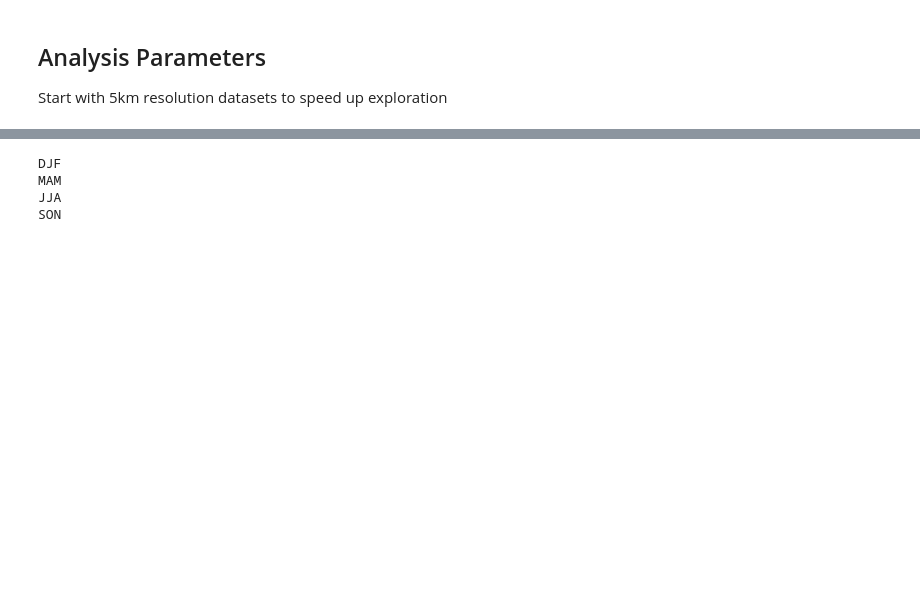
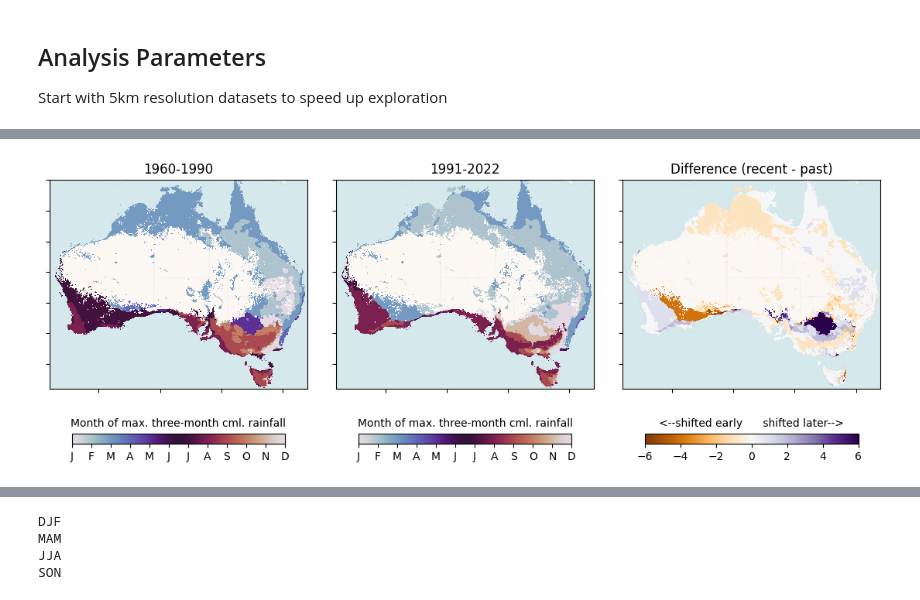
Before and after one commit to cbur24/climate-carbon-interactions, a Jupyter notebook: notebooks/analysis/Rainfall_trend_analysis.ipynb, the cells around one changed output, grey strips where cells are left out. Saved outputs shown, nothing was run; the diff lists cells and outputs as text; code cells hidden in the pictures; blank space fills up the shorter version.

```diff
--- a/notebooks/analysis/Rainfall_trend_analysis.ipynb
+++ b/notebooks/analysis/Rainfall_trend_analysis.ipynb
@@ -93,0 +167,3 @@ ds = ds.rename({'latitude':'y', 'longitude':'x'})
+# %%
+#aply the mask
+ds = ds.where(seasonal_mask)
@@ -93,0 +172,8 @@ ds = ds.rename({'latitude':'y', 'longitude':'x'})
+# %%
+ds_cml = ds.rolling(time=3, min_periods=3).sum()
+# %%
+early_clim = ds_cml.sel(time=slice('1960','1990')).groupby('time.month').mean()
+late_clim = ds_cml.sel(time=slice('1991','2022')).groupby('time.month').mean()
+
+early_clim_max = allNaN_arg(early_clim, 'month', 'max')
+late_clim_max = allNaN_arg(late_clim, 'month', 'max')
@@ -93,0 +193,55 @@ ds = ds.rename({'latitude':'y', 'longitude':'x'})
+# %%
+diff = (late_clim_max - early_clim_max)
+diff_clean = xr.where(diff==11, 1, diff)
+diff_clean = xr.where(diff==10, 2, diff_clean)
+diff_clean = xr.where(diff==9, 3, diff_clean)
+diff_clean = xr.where(diff==-11, -1, diff_clean)
+diff_clean = xr.where(diff==-10, -2, diff_clean)
+diff_clean = xr.where(diff==-9, -3, diff_clean)
+# %%
+corr_data = [early_clim_max, late_clim_max, (diff_clean)]
+products=['1960-1990', '1991-2022','Difference (recent - past)']
+
+fig,axes = plt.subplots(1,3, figsize=(14,5), sharey=True)
+
+for ax, dss, n in zip(axes.ravel(), corr_data, products):
+    if n=='Difference (recent - past)':
+        cmap='PuOr'
+        vmin=-6
+        vmax=6
+    else:
+        cmap='twilight'
+        vmin=1
+        vmax=12
+    im = dss.plot(cmap=cmap, ax=ax, vmin=vmin, vmax=vmax, add_colorbar=False)
+    ctx.add_basemap(ax, source=ctx.providers.CartoDB.VoyagerNoLabels, crs='EPSG:4326', attribution='', attribution_size=1)
+    if n=='Difference (recent - past)':
+        cbar = fig.colorbar(im, orientation='horizontal',
+                ax=ax,
+                cmap=cmap,
+                ticks=[-6, -4, -2, 0, 2, 4, 6],
+                shrink=0.80
+               )
+        cbar.ax.set_title('<--shifted early      shifted later-->', fontsize=10)
+        cbar.ax.tick_params(labelsize=10)
+    else:
+        cbar = fig.colorbar(im, orientation='horizontal',
+                        ax=ax,
+                        norm = mpl.colors.Normalize(vmin=1, vmax=12),
+                        ticks=[1,2,3,4,5,6,7,8,9,10,11,12],
+                        cmap=cmap,
+                        shrink=0.80
+                       )
+        cbar.set_ticklabels(["J","F","M","A","M","J","J","A","S","O","N","D"], fontsize=10)
+        cbar.ax.set_title('Month of max. three-month cml. rainfall', fontsize=10)
+    ax.set_yticklabels([])
+    ax.set_xticklabels([])
+    ax.set_title(f'{n}', fontsize=12)
+    ax.set_ylabel('')
+    ax.set_xlabel('')
+
+plt.subplots_adjust(wspace=0.075)
+fig.savefig(f'/g/data/os22/chad_tmp/climate-carbon-interactions/results/figs/peak_3M_rainfall_shifting_patterns.png',
+            bbox_inches='tight', dpi=300);
+# %% [output]
+[figure, added]
```
Also changed, not shown: parts of 39 cells of this notebook, 3 other files.
